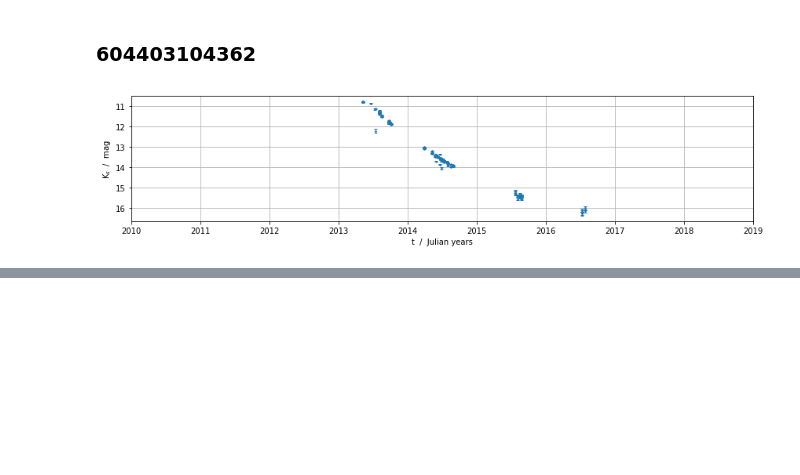
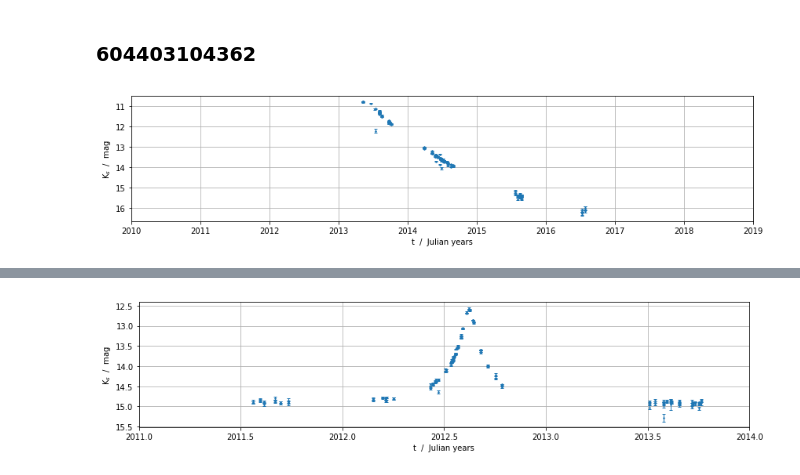
Before and after one commit to lsmithast/virac2_validation, a Jupyter notebook: variable_oddities.ipynb, the cells around one changed output, grey strips where cells are left out. Saved outputs shown, nothing was run; the diff lists cells and outputs as text; code cells hidden in the pictures; blank space fills up the shorter version.

```diff
--- a/variable_oddities.ipynb
+++ b/variable_oddities.ipynb
@@ -40,0 +48,4 @@ plot_lc(604403104362)
+# %%
+plot_lc(616681051474, (2011,2014))
+# %% [output]
+[figure, added]
```
Also changed, not shown: parts of 2 cells of this notebook.
